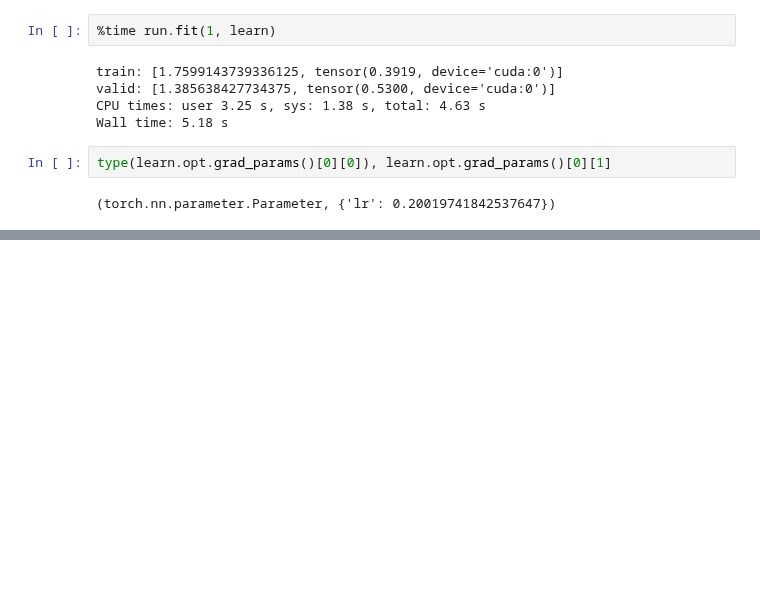
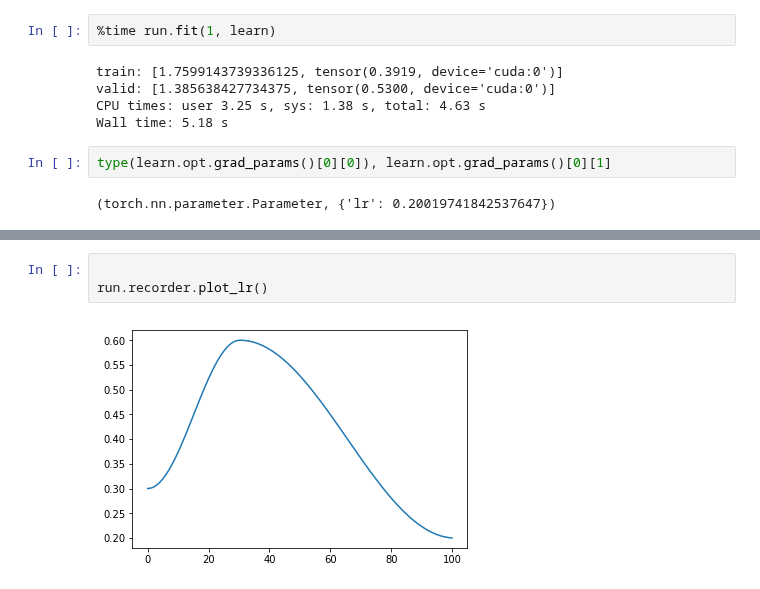
Before and after one commit to anhquan0412/fastai_v3p1, a Jupyter notebook: part_2/optimizers.ipynb, the cells around one changed output, grey strips where cells are left out. Drawn from its saved outputs; the diff is of its cells as text; blank space fills up the shorter version.

```diff
--- a/part_2/optimizers.ipynb
+++ b/part_2/optimizers.ipynb
@@ -215,0 +224,5 @@ type(learn.opt.grad_params()[0][0]), learn.opt.grad_params()[0][1]
+# %%
+
+run.recorder.plot_lr()
+# %% [output]
+[figure, added]
```
Also changed, not shown: parts of 5 cells of this notebook.
